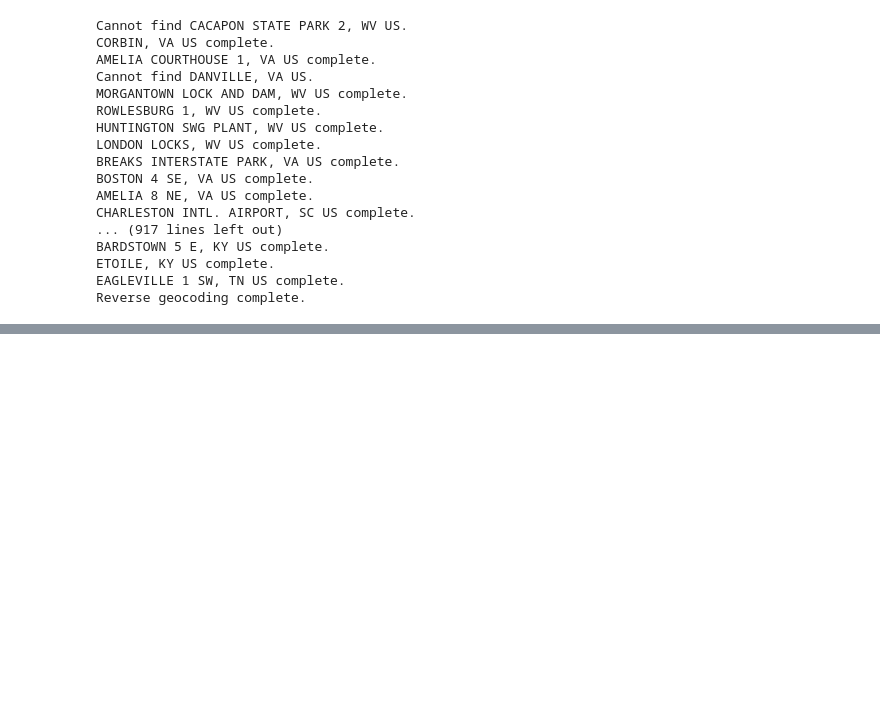
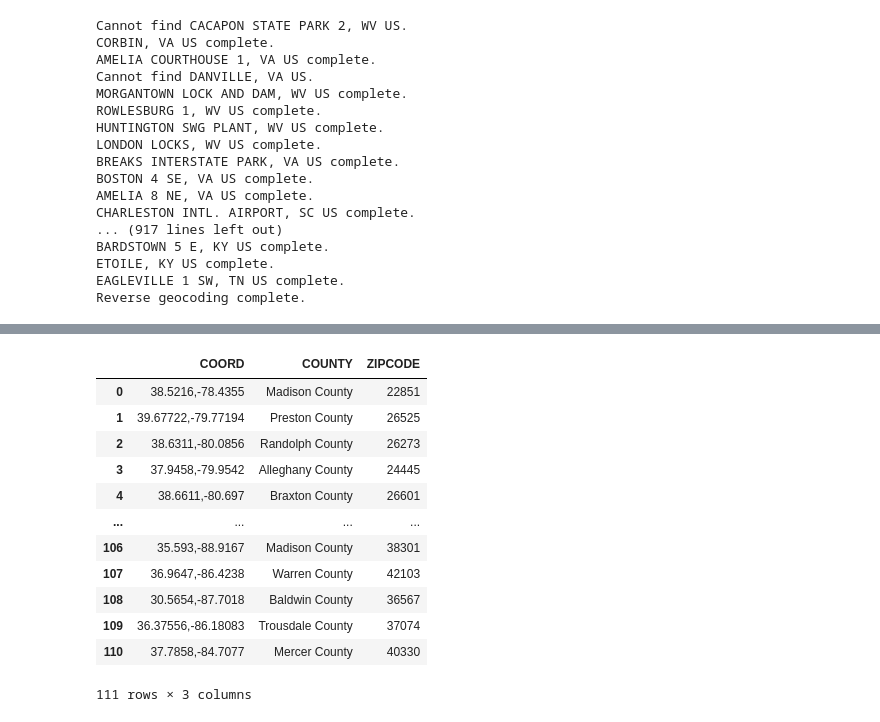
Before and after one commit to rebekahcallkacz/interactive-daily-normals, a Jupyter notebook: data_cleaning.ipynb, the cells around one changed output, grey strips where cells are left out. Saved outputs shown, nothing was run; the diff lists cells and outputs as text; code cells hidden in the pictures; blank space fills up the shorter version.

```diff
--- a/data_cleaning.ipynb
+++ b/data_cleaning.ipynb
@@ -309,0 +309,36 @@ from config import gkey
+# %%
+# Create empty list to store Google API data
+google_stations = []
+missing_stations = []
+
+# Use reverse geocoding using Google's Geocoding API to find the rest of the
+for coord in missing_geocode['COORD']:
+
+    station_dict = {}
+
+    url = f'https://maps.googleapis.com/maps/api/geocode/json?latlng={coord}&key={gkey}'
+    response = requests.get(url)
+    geocoding = response.json()
+
+    try:
+        for dict in geocoding['results'][0]['address_components']:
+            if 'administrative_area_level_2' in dict['types']:
+                county = dict['long_name']
+            if 'postal_code' in dict['types']:
+                zipcode = dict['long_name']
+
+        station_dict['COORD'] = coord
+        station_dict['COUNTY'] = county
+        station_dict['ZIPCODE'] = zipcode
+
+        google_stations.append(station_dict)
+        print(f'Added {coord} to dictionary')
+
+    except:
+        missing_dict = {}
+        missing_dict['JSON'] = geocoding
+        missing_dict['COORD'] = coord
+        missing_stations.append(missing_dict)
+        print(f'Could not add {coord}')
+
+print('Finished Processing')
@@ -309,0 +363,17 @@ from config import gkey
+# %%
+found_stations = pd.DataFrame(google_stations)
+found_stations
+# %% [output]
+|  | COORD | COUNTY | ZIPCODE |
+| 0 | 38.5216,-78.4355 | Madison County | 22851 |
+| 1 | 39.67722,-79.77194 | Preston County | 26525 |
+| 2 | 38.6311,-80.0856 | Randolph County | 26273 |
+| 3 | 37.9458,-79.9542 | Alleghany County | 24445 |
+| 4 | 38.6611,-80.697 | Braxton County | 26601 |
+| ... | ... | ... | ... |
+| 106 | 35.593,-88.9167 | Madison County | 38301 |
+| 107 | 36.9647,-86.4238 | Warren County | 42103 |
+| 108 | 30.5654,-87.7018 | Baldwin County | 36567 |
+| 109 | 36.37556,-86.18083 | Trousdale County | 37074 |
+| 110 | 37.7858,-84.7077 | Mercer County | 40330 |
+111 rows × 3 columns
```
Also changed, not shown: parts of 9 cells of this notebook, 1 other file.
